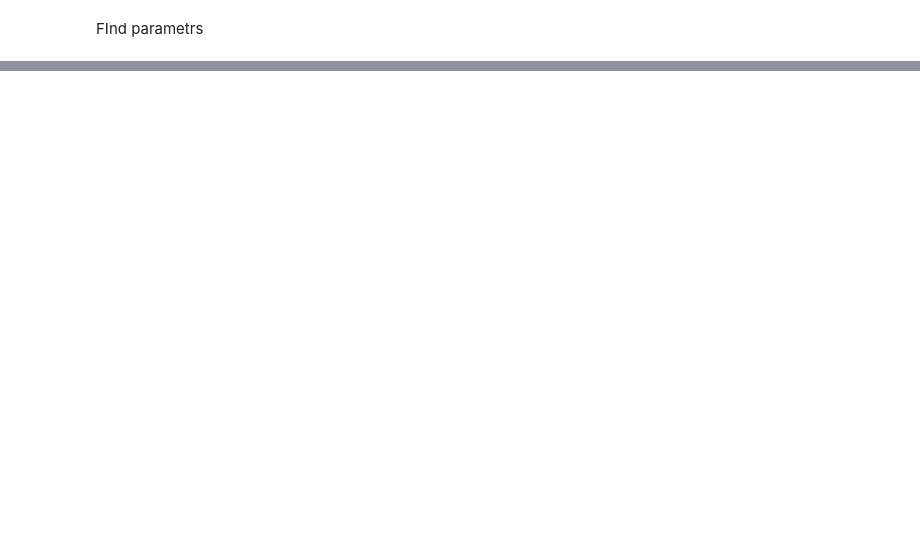
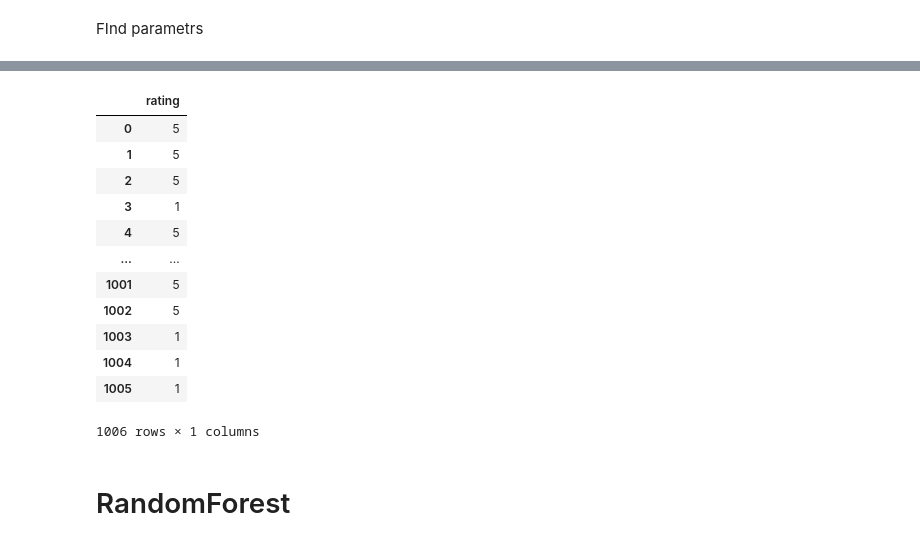
Before and after one commit to czechoa/diploma_project, a Jupyter notebook: machine_learning/data_set _selection_using_1_5_allegro.ipynb, the cells around one changed output, grey strips where cells are left out. Saved outputs shown, nothing was run; the diff lists cells and outputs as text; code cells hidden in the pictures; blank space fills up the shorter version.

```diff
--- a/machine_learning/data_set _selection_using_1_5_allegro.ipynb
+++ b/machine_learning/data_set _selection_using_1_5_allegro.ipynb
@@ -130,0 +196,24 @@ text_clf = Pipeline(
+# %%
+text_clf = Pipeline(
+    [
+        ("vect", CountVectorizer(strip_accents='ascii',ngram_range=(1,4) , min_df=5)),
+        ("tfidf", TfidfTransformer()),
+        ("clf", RidgeClassifier(alpha=1)),
+    ]
+)
+
+
+text_clf.fit(text_train,train_binary['ocena_tekst'])
+print("train",  text_clf.score(text_train,train_binary['ocena_tekst']))
+print("val", text_clf.score(text_val,validation_binary['ocena_tekst']))
+print("test", text_clf.score(text_test,test_binary['ocena_tekst']))
+
+index = text_clf['clf'].coef_[0].argsort()[-10:][::-1]
+index_min = text_clf['clf'].coef_[0].argsort()[:10]
+
+print( text_clf['clf'].coef_[0][index])
+print(text_clf['vect'].get_feature_names_out()[index])
+
+print([text_clf['clf'].coef_[0][i] for i in index_min] )
+print([text_clf['vect'].get_feature_names_out()[i] for i in index_min] )
+text_clf
@@ -130,0 +235,24 @@ text_clf = Pipeline(
+# %%
+predict = pd.DataFrame()
+# predict = text_clf.predict(allegro_unknown_text)
+predict['rating'] = text_clf.predict(allegro_unknown_text)
+predict.loc[text_clf.predict(allegro_unknown_text) == 'pozytywne','rating'] = 5
+predict.loc[text_clf.predict(allegro_unknown_text) == 'negatywne','rating'] = 1
+
+predict
+# %% [output]
+|  | rating |
+| 0 | 5 |
+| 1 | 5 |
+| 2 | 5 |
+| 3 | 1 |
+| 4 | 5 |
+| ... | ... |
+| 1001 | 5 |
+| 1002 | 5 |
+| 1003 | 1 |
+| 1004 | 1 |
+| 1005 | 1 |
+1006 rows × 1 columns
+# %% [markdown]
+# RandomForest
```
Also changed, not shown: parts of 24 cells of this notebook, 8 other files.
